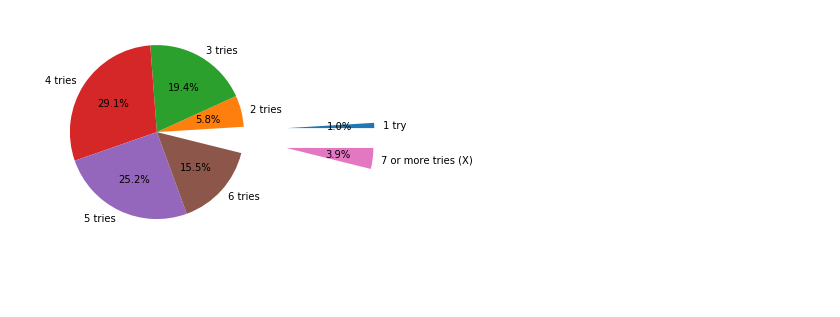
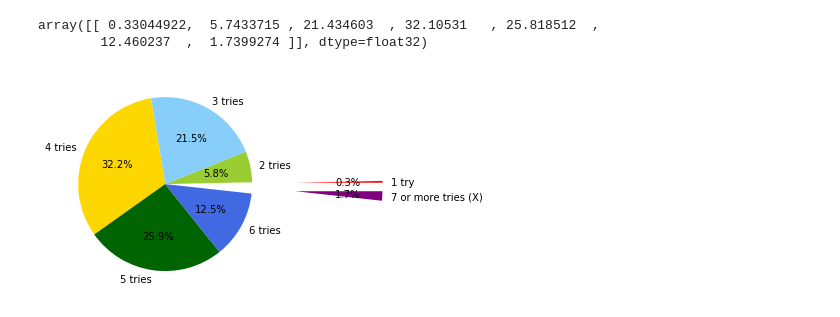
Before and after one commit to ShoiLyaung/MCM_C, a Jupyter notebook: Q2/prediction_of_reported_results.ipynb, the cells around one changed output. Cells and saved outputs as stored; diff of their text form; code cells hidden in the pictures; blank space fills up the shorter version.

```diff
--- a/Q2/prediction_of_reported_results.ipynb
+++ b/Q2/prediction_of_reported_results.ipynb
@@ -130,0 +58,8 @@ with torch.no_grad():
+# %%
+train_size = int(len(words_one_hot) * train_ratio)
+train_words_np = words_one_hot[:train_size, ]
+train_distribution_np = distribution[:train_size, ]
+test_words_np = words_one_hot[train_size:, ]
+test_distribution_np = distribution[train_size:, ]
+print('train_x.shape, train_y.shape, test_x.shape, test_y.shape')
+print(train_words_np.shape, train_distribution_np.shape, test_words_np.shape, test_distribution_np.shape)
@@ -131 +104,5 @@ with torch.no_grad():
+# %%
+model = Net(features=train_words_np.shape[1]).to(device)
+criterion = nn.MSELoss()
+optimizer = torch.optim.Adam(model.parameters(), lr=0.001)
 # %%
@@ -207,0 +138,7 @@ r 2: [-1459.723911732968, -14.088212953530231, -6.276456563395541, -4.9983803385
+# %%
+model.load_state_dict(torch.load("myModel.pth"))
+model.eval()
+out = model(torch.tensor(test_words_np, dtype=torch.float32, device=device))
+pred_y = out.cpu().data.numpy()
+pred_y = scaler.inverse_transform(pred_y)
+pred_y
@@ -208,8 +163,25 @@ r 2: [-1459.723911732968, -14.088212953530231, -6.276456563395541, -4.9983803385
+# %%
+word_pred = "eerie"
+word_pred_vec = []
+for letter in word_pred:
+    letter_one_hot = np.zeros(26)
+    letter_one_hot[ord(letter) - 97] = 1
+    word_pred_vec.append(letter_one_hot)
+word_pred_vec = np.array(word_pred_vec)
+word_pred_vec = word_pred_vec.reshape(-1)
+pred_eerie = model(torch.tensor(word_pred_vec, dtype=torch.float32, device=device))
+pred_eerie = pred_eerie.cpu().data.numpy().reshape(1, -1)
+pred_eerie = scaler.inverse_transform(pred_eerie)
+pred_eerie
+# %% [output]
+array([[ 0.33044922,  5.7433715 , 21.434603  , 32.10531   , 25.818512  ,
+        12.460237  ,  1.7399274 ]], dtype=float32)
 # %%
-pred_unknown_percent[pred_unknown_percent < 0] = 0
+pred_eerie[pred_eerie < 0] = 0
 label = ["1 try", "2 tries", "3 tries", "4 tries", "5 tries", "6 tries", "7 or more tries (X)"]
 expld = [1.5, 0, 0, 0, 0, 0, 1.5]
-plt.pie(pred_unknown_percent[59], explode=expld, labels=label, autopct='%3.1f%%')
+colors = ['red','yellowgreen','lightskyblue', "gold", "darkgreen", "royalblue", "purple"]
+plt.pie(pred_eerie, explode=expld, labels=label, autopct='%3.1f%%', colors=colors)
 plt.show()
 # %% [output]
-[figure, old version]
+[figure, new version]
```
Also changed, not shown: parts of 20 cells of this notebook, 2 other files.
